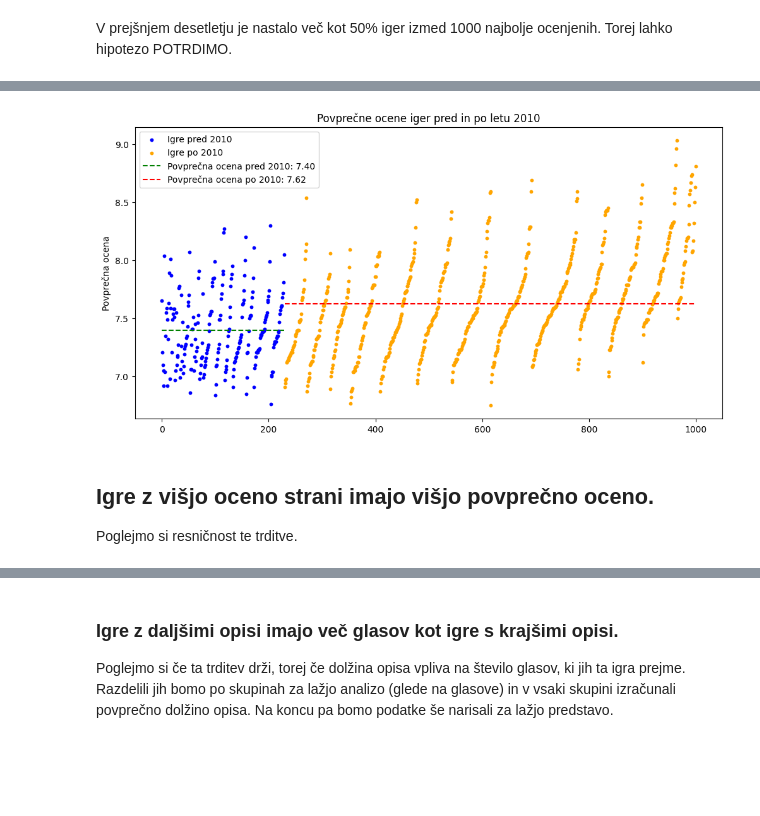
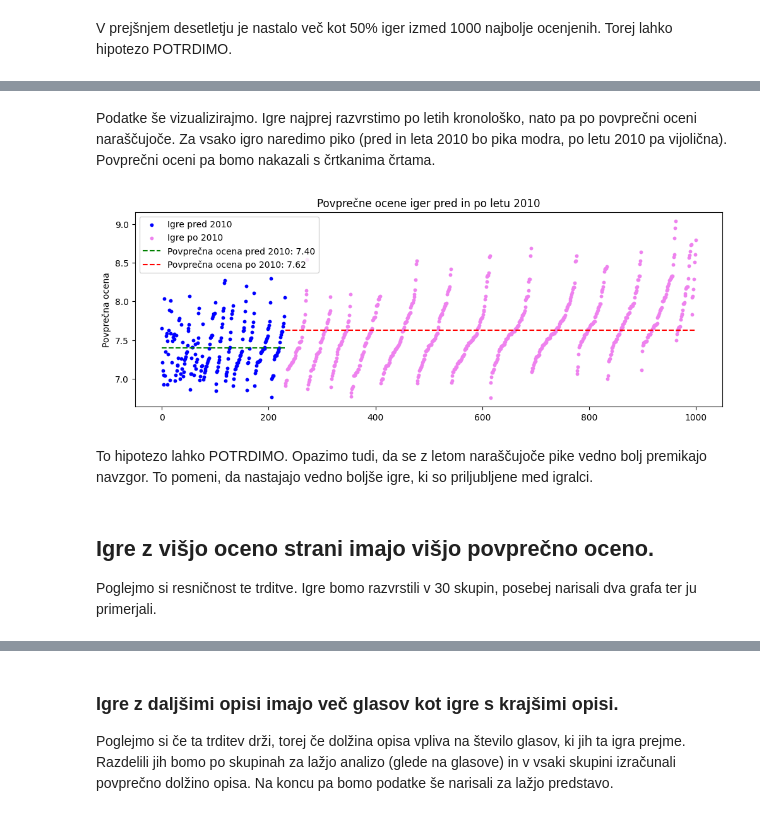
Before and after one commit to NikUrukalo/uvp-projektna-naloga, a Jupyter notebook: analiza.ipynb, the cells around one changed output, grey strips where cells are left out. Drawn from its saved outputs; the diff is of its cells as text; code cells hidden in the pictures; blank space fills up the shorter version.

```diff
--- a/analiza.ipynb
+++ b/analiza.ipynb
@@ -462,43 +481,47 @@ Povprečna ocena po 2010: 7.623727272727273
+# %% [markdown]
+Podatke še vizualizirajmo. Igre najprej razvrstimo po letih kronološko, nato pa po povprečni oceni naraščujoče. Za vsako igro naredimo piko (pred in leta 2010 bo pika modra, po letu 2010 pa vijolična). Povprečni oceni pa bomo nakazali s črtkanima črtama.
 # %%
 igre_2 = igre.sort_values(by=['leto', 'povprecna_ocena'], ascending=[True, True])
 
 
 pred_2010 = igre_2[igre_2['leto'] <= 2010]
 po_2010 = igre_2[igre_2['leto'] > 2010]
 
 
 x_pred_2010 = range(0, len(pred_2010))
 x_po_2010 = range(len(pred_2010), len(pred_2010) + len(po_2010))
 
 
-plt.figure(figsize=(12, 6))
+plt.figure(figsize=(12, 4))
 plt.scatter(x_pred_2010, pred_2010['povprecna_ocena'], color='blue', label='Igre pred 2010', s=10)
 
 
-plt.scatter(x_po_2010, po_2010['povprecna_ocena'], color='orange', label='Igre po 2010', s=10)
+plt.scatter(x_po_2010, po_2010['povprecna_ocena'], color='violet', label='Igre po 2010', s=10)
 
 
 povp_pred_2010 = pred_2010['povprecna_ocena'].mean()
 povp_po_2010 = po_2010['povprecna_ocena'].mean()
 
 
 plt.hlines(povp_pred_2010, xmin=0, xmax=len(pred_2010)-1, color='green', linestyle='--', label=f'Povprečna ocena pred 2010: {povp_pred_2010:.2f}')
 plt.hlines(povp_po_2010, xmin=len(pred_2010), xmax=len(pred_2010) + len(po_2010)-1, color='red', linestyle='--', label=f'Povprečna ocena po 2010: {povp_po_2010:.2f}')
 
 
 plt.ylabel('Povprečna ocena')
 plt.title('Povprečne ocene iger pred in po letu 2010')
 
 
 plt.legend()
 
 plt.show()
 # %% [output]
-[figure, old version]
+[figure, new version]
+# %% [markdown]
+To hipotezo lahko POTRDIMO. Opazimo tudi, da se z letom naraščujoče pike vedno bolj premikajo navzgor. To pomeni, da nastajajo vedno boljše igre, ki so priljubljene med igralci.
 # %% [markdown]
 ## Igre z višjo oceno strani imajo višjo povprečno oceno.
 
-Poglejmo si resničnost te trditve.
+Poglejmo si resničnost te trditve. Igre bomo razvrstili v 30 skupin, posebej narisali dva grafa ter ju primerjali.
 # %%
 igre_3 = igre.copy()
 igre_3['skupina'] = pd.cut(igre.index, bins=30, labels=False)
```
Also changed, not shown: parts of 34 cells of this notebook.
